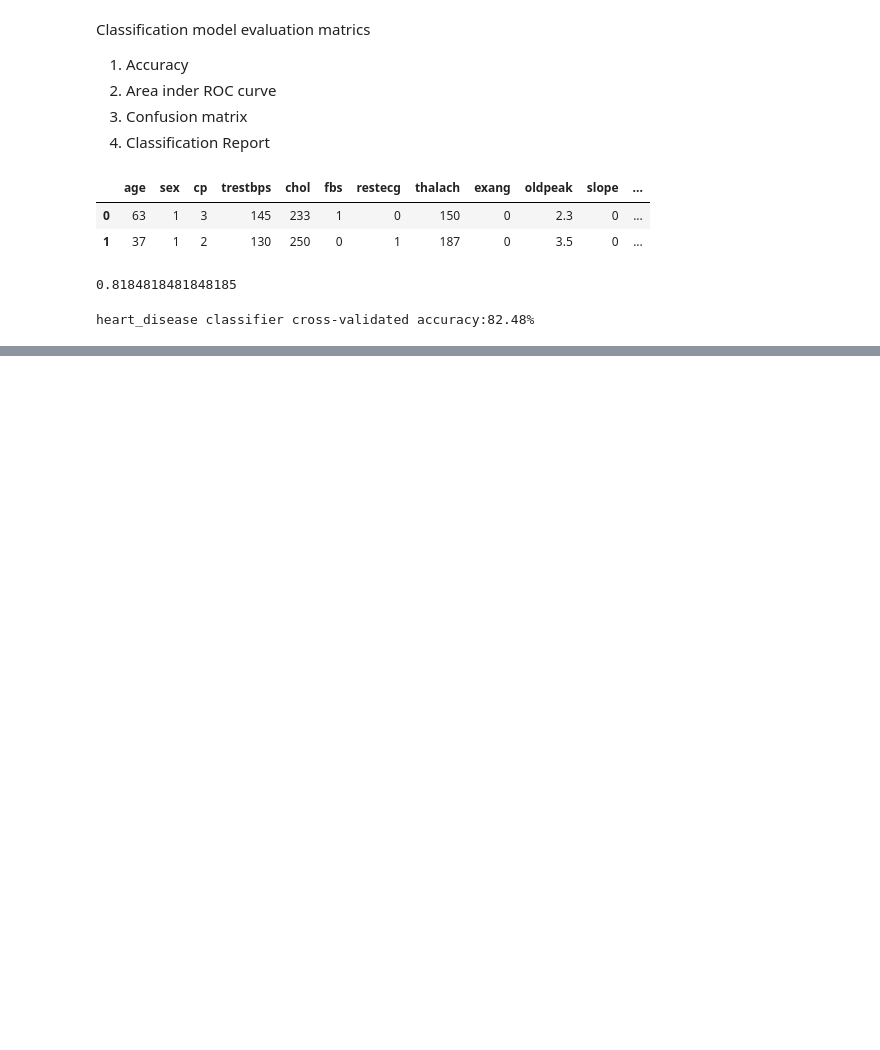
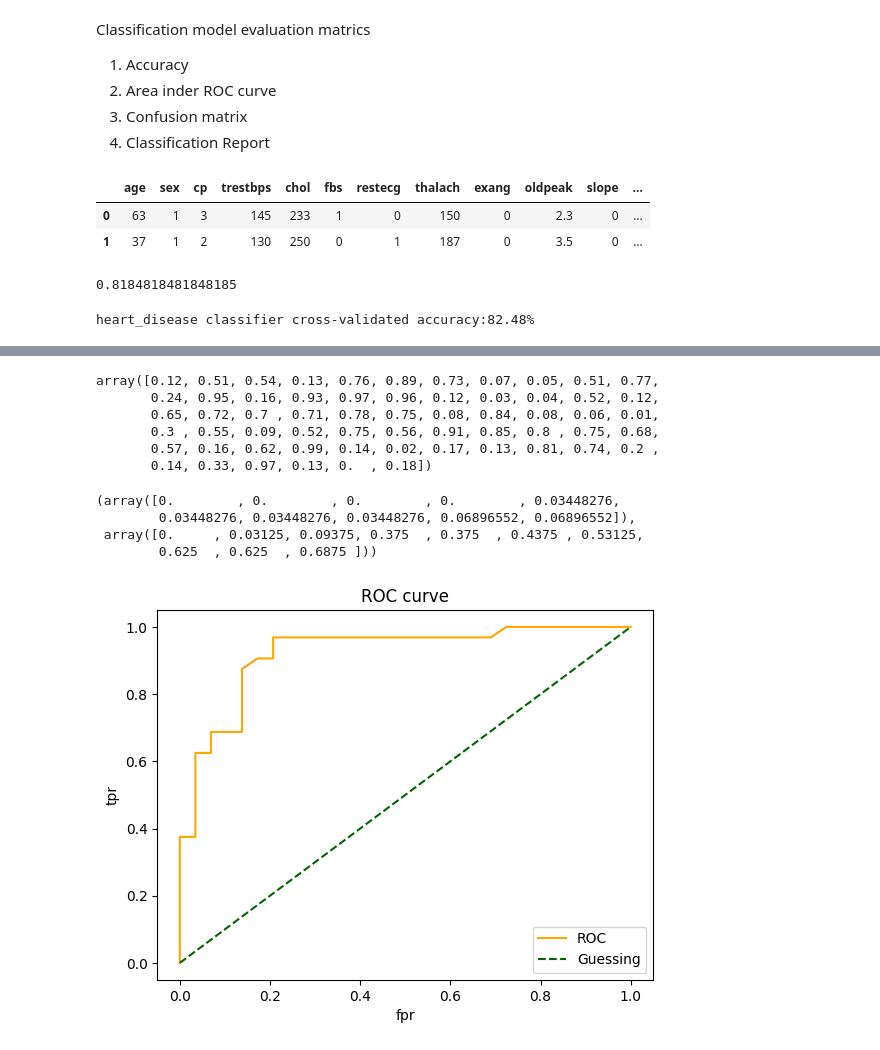
Before and after one commit to kanikaguptakk/Data_Science_Notes-, a Jupyter notebook: what_we_r_covering/classprob2_cont_3.ipynb, the cells around one changed output, grey strips where cells are left out. Cells and saved outputs as stored; diff of their text form; code cells hidden in the pictures; blank space fills up the shorter version.

```diff
--- a/what_we_r_covering/classprob2_cont_3.ipynb
+++ b/what_we_r_covering/classprob2_cont_3.ipynb
@@ -93,0 +104,5 @@ heart_disease classifier cross-validated accuracy:82.48%
+# %%
+from sklearn.metrics import roc_curve
+clf.fit(X_train, Y_train)
+Y_probs=clf.predict_proba(X_test)
+Y_probs[:10], len(Y_probs)
@@ -93,0 +121,36 @@ heart_disease classifier cross-validated accuracy:82.48%
+# %%
+Y_probs_positive=Y_probs[:, 1]
+Y_probs_positive
+# %% [output]
+array([0.12, 0.51, 0.54, 0.13, 0.76, 0.89, 0.73, 0.07, 0.05, 0.51, 0.77,
+       0.24, 0.95, 0.16, 0.93, 0.97, 0.96, 0.12, 0.03, 0.04, 0.52, 0.12,
+       0.65, 0.72, 0.7 , 0.71, 0.78, 0.75, 0.08, 0.84, 0.08, 0.06, 0.01,
+       0.3 , 0.55, 0.09, 0.52, 0.75, 0.56, 0.91, 0.85, 0.8 , 0.75, 0.68,
+       0.57, 0.16, 0.62, 0.99, 0.14, 0.02, 0.17, 0.13, 0.81, 0.74, 0.2 ,
+       0.14, 0.33, 0.97, 0.13, 0.  , 0.18])
+# %%
+fpr, tpr, thresholds=roc_curve(Y_test, Y_probs_positive)
+fpr[:10], tpr[:10]
+# %% [output]
+(array([0.        , 0.        , 0.        , 0.        , 0.03448276,
+        0.03448276, 0.03448276, 0.03448276, 0.06896552, 0.06896552]),
+ array([0.     , 0.03125, 0.09375, 0.375  , 0.375  , 0.4375 , 0.53125,
+        0.625  , 0.625  , 0.6875 ]))
+# %%
+# Create a function for plotting ROC curves (SkLearn doesn.t offer plotting hence we need to define a function and import matplotlib library)
+import matplotlib.pyplot as plt
+def plot_roc_curve(fpr, tpr):
+    '''
+    plot an ROC curve given fpr and tpr of a model
+
+    '''
+    plt.plot(fpr, tpr, color="orange", label="ROC")
+    plt.plot([0,1], [0,1], color="darkgreen", linestyle="--", label="Guessing")
+    plt.xlabel("fpr")
+    plt.ylabel("tpr")
+    plt.title("ROC curve")
+    plt.legend()
+    plt.show()
+plot_roc_curve(fpr, tpr)
+# %% [output]
+[figure, added]
```
Also changed, not shown: parts of 6 cells of this notebook.
